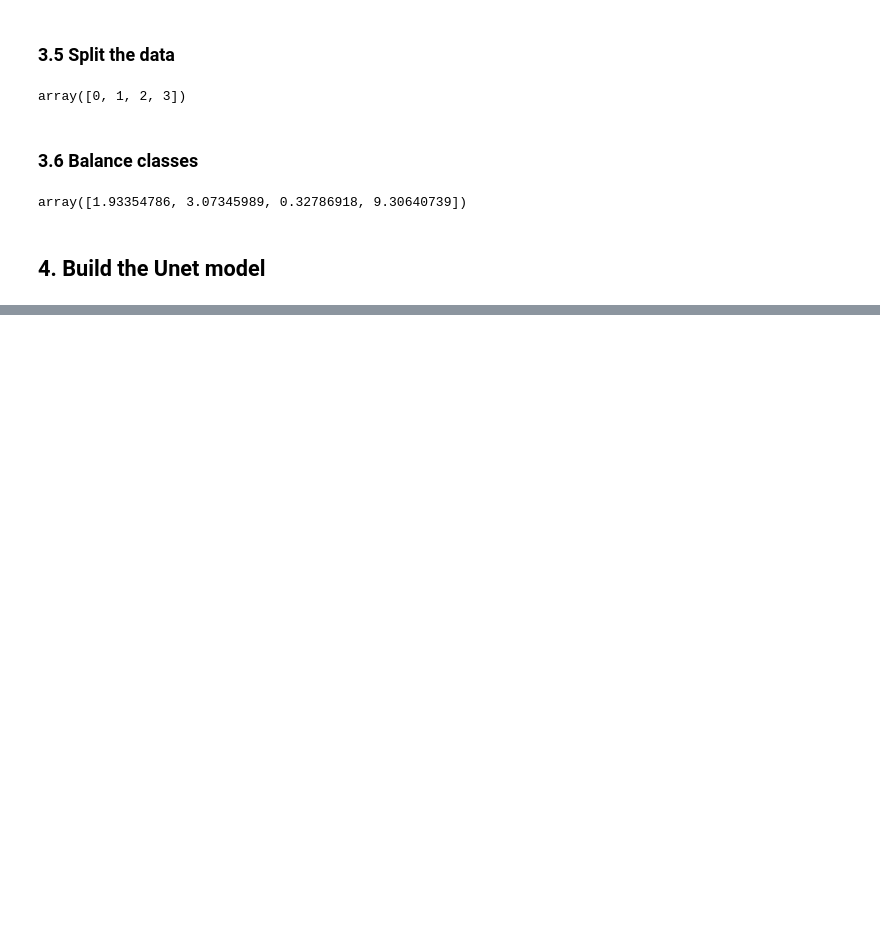
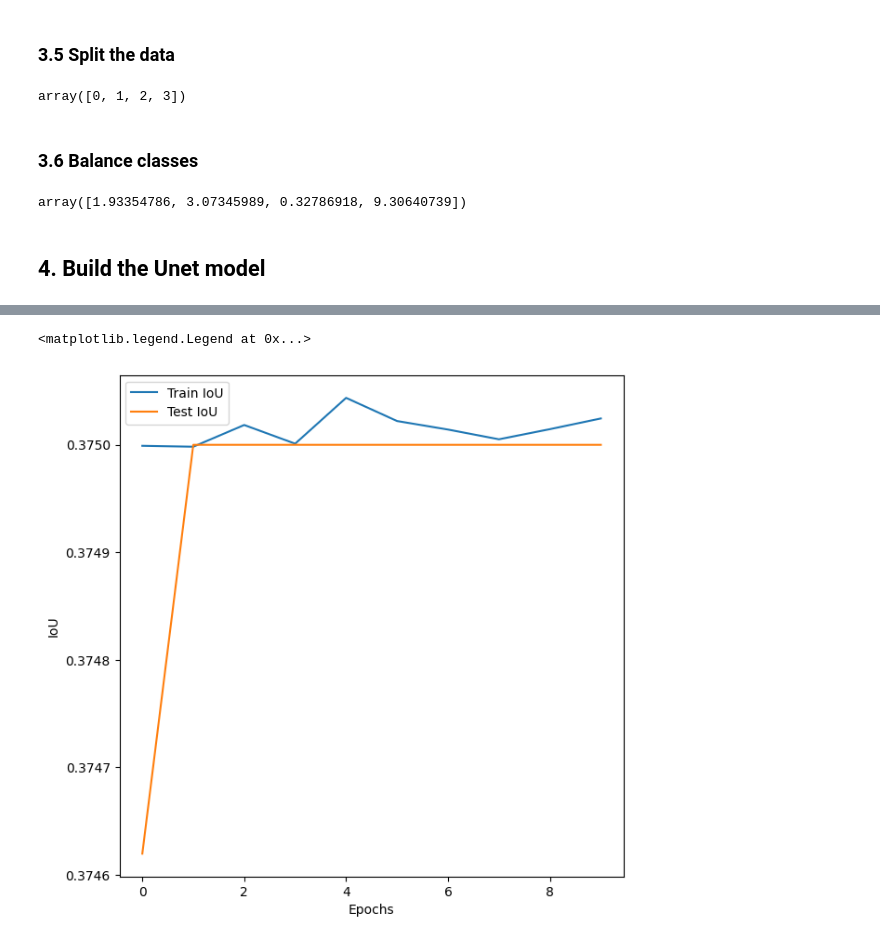
Before and after one commit to Weverton-Vitor/multiclass-semantic-segmentation-unet, a Jupyter notebook: multiclass_semantic_segmentation_with_tensorlfow_unet.ipynb, the cells around one changed output, grey strips where cells are left out. Drawn from its saved outputs; the diff is of its cells as text; code cells hidden in the pictures; blank space fills up the shorter version.

```diff
--- a/multiclass_semantic_segmentation_with_tensorlfow_unet.ipynb
+++ b/multiclass_semantic_segmentation_with_tensorlfow_unet.ipynb
@@ -242,0 +318,10 @@ ________________________________________________________________________________
+# %%
+plt.figure(figsize=(7,7))
+plt.plot(range(len(history.history['io_u'])), history.history['io_u'], label='Train IoU')
+plt.plot(range(len(history.history['val_io_u'])), history.history['val_io_u'], label='Test IoU')
+plt.xlabel('Epochs')
+plt.ylabel('IoU')
+plt.legend()
+# %% [output]
+<matplotlib.legend.Legend at 0x...>
+[figure, added]
```
Also changed, not shown: parts of 14 cells of this notebook.
